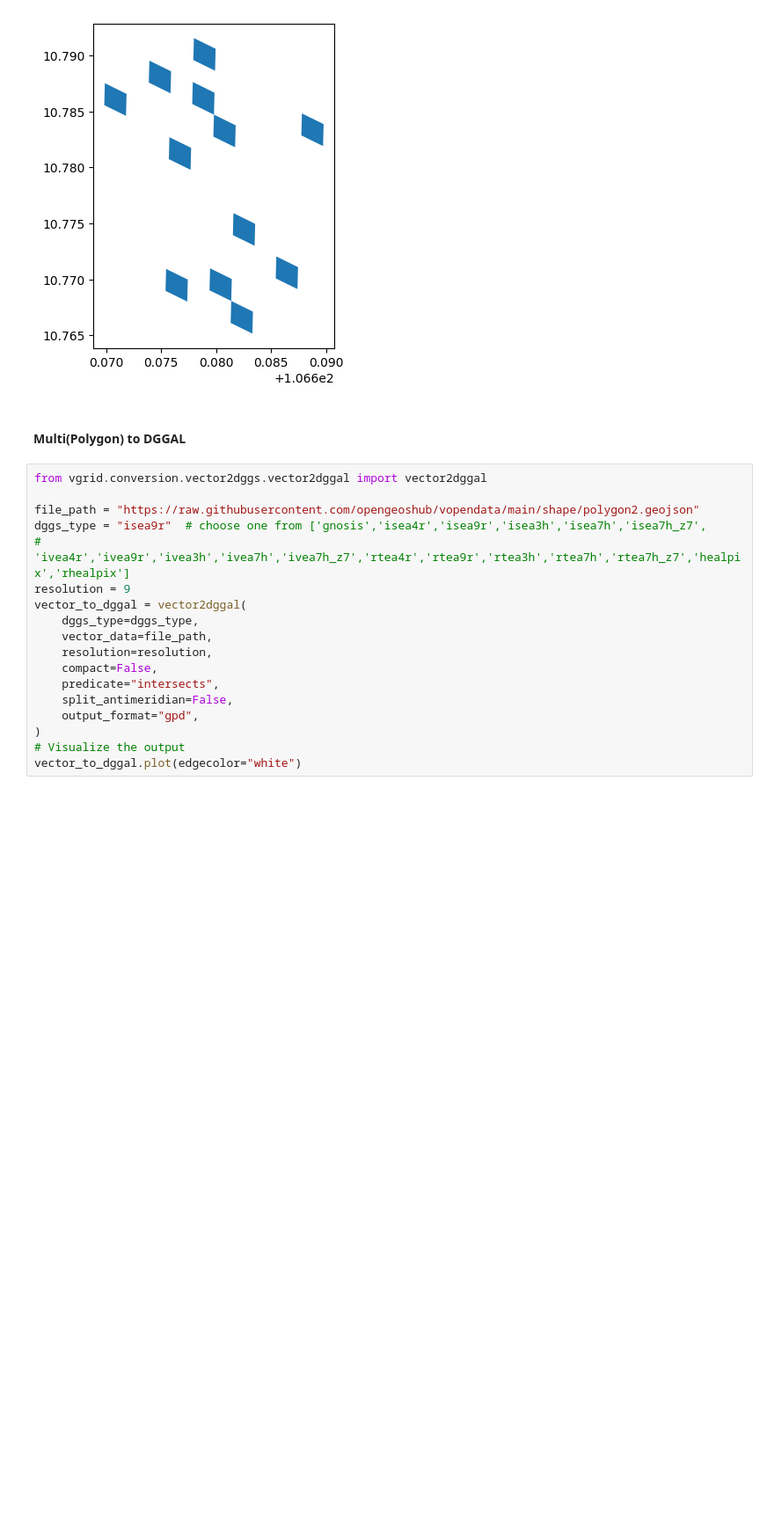
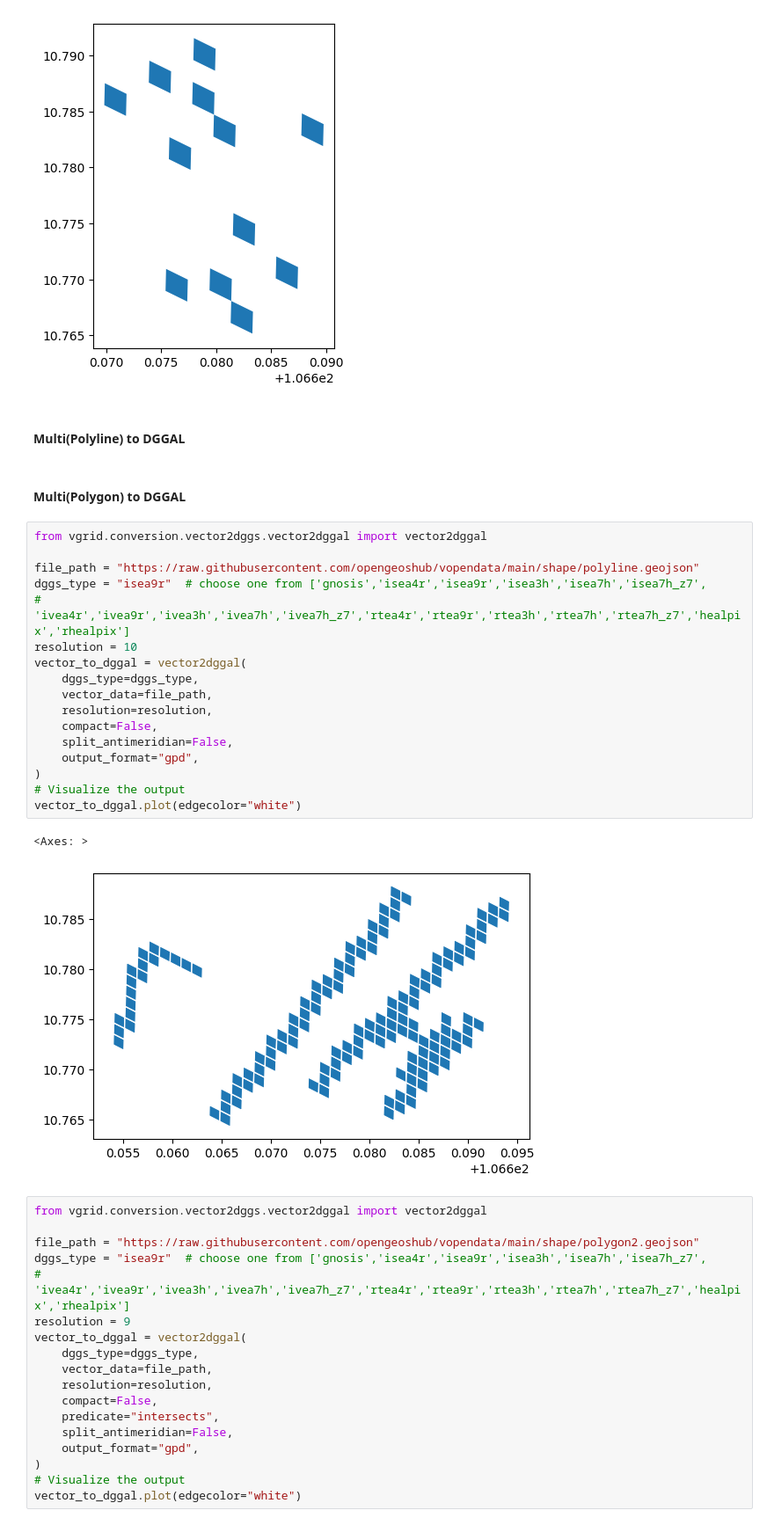
Before and after one commit to opengeoshub/vgrid, a Jupyter notebook: docs/notebooks/05_dggal.ipynb, the cells around one changed output. Shown at 88% size. Saved outputs shown, nothing was run; the diff lists cells and outputs as text; blank space fills up the shorter version.

```diff
--- a/docs/notebooks/05_dggal.ipynb
+++ b/docs/notebooks/05_dggal.ipynb
@@ -74,8 +74,30 @@ point_to_dggal.plot()
 # %% [output]
 <Axes: >
 [figure]
+# %% [markdown]
+#### Multi(Polyline) to DGGAL
 # %% [markdown]
 #### Multi(Polygon) to DGGAL
+# %%
+from vgrid.conversion.vector2dggs.vector2dggal import vector2dggal
+
+file_path = "https://raw.githubusercontent.com/opengeoshub/vopendata/main/shape/polyline.geojson"
+dggs_type = "isea9r"  # choose one from ['gnosis','isea4r','isea9r','isea3h','isea7h','isea7h_z7',
+# 'ivea4r','ivea9r','ivea3h','ivea7h','ivea7h_z7','rtea4r','rtea9r','rtea3h','rtea7h','rtea7h_z7','healpix','rhealpix']
+resolution = 10
+vector_to_dggal = vector2dggal(
+    dggs_type=dggs_type,
+    vector_data=file_path,
+    resolution=resolution,
+    compact=False,
+    split_antimeridian=False,
+    output_format="gpd",
+)
+# Visualize the output
+vector_to_dggal.plot(edgecolor="white")
+# %% [output]
+<Axes: >
+[figure, added]
 # %%
 from vgrid.conversion.vector2dggs.vector2dggal import vector2dggal
 
```
Also changed, not shown: parts of 7 cells of this notebook, 36 other files.
